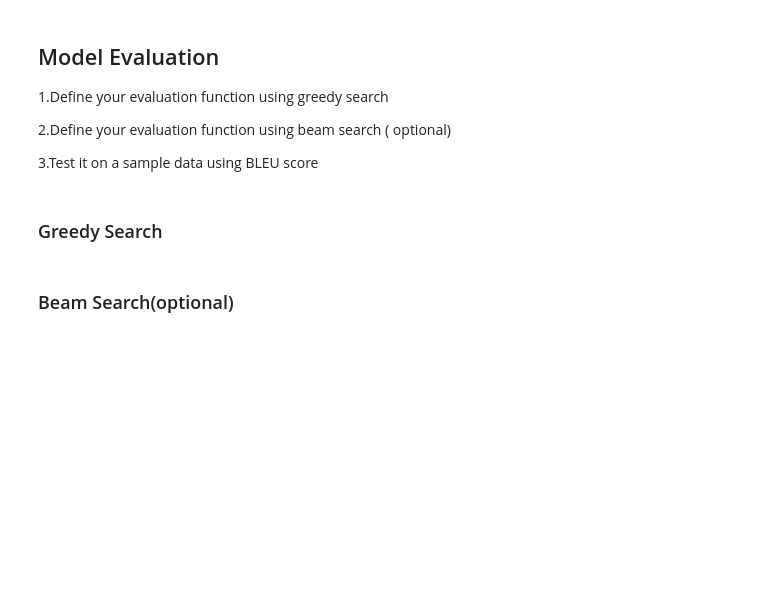
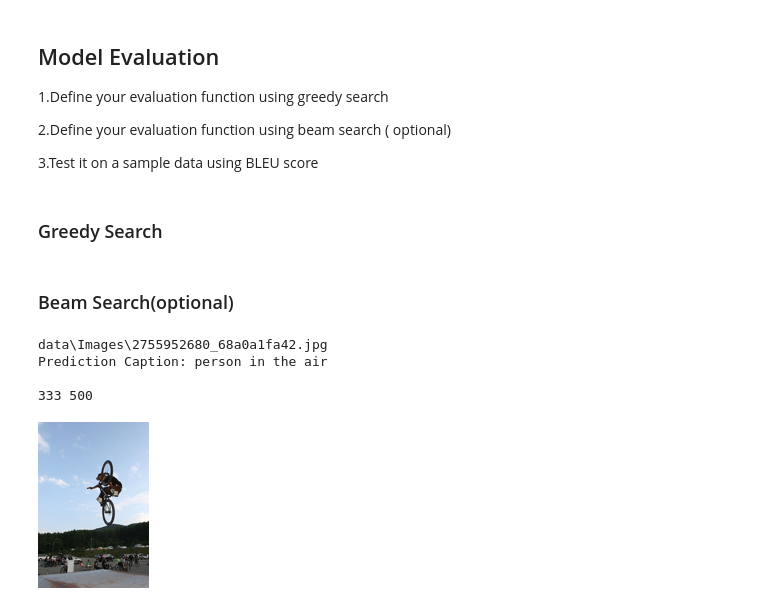
Before and after one commit to subhasisj/eye-for-blind-capstone, a Jupyter notebook: Eye_for_blind_Starter_code.ipynb, the cells around one changed output. Cells and saved outputs as stored; diff of their text form; code cells hidden in the pictures; blank space fills up the shorter version.

Commit message:
Training 5 Epochs and Prediction. :D Closes #7

```diff
--- a/Eye_for_blind_Starter_code.ipynb
+++ b/Eye_for_blind_Starter_code.ipynb
@@ -726,3 +750,40 @@ Image.open(test_image)
 # %%
 captions=beam_evaluate(test_image)
 print(captions)
+# %%
+from PIL import Image
+def Prediction_Unknown_data(test_image):
+    #Testing on test image
+    openImg = test_image
+    print(test_image)
+    #real_caption = ' '.join([tokenizer.index_word[i] for i in cap_test[rid] if i not in [0]])
+    result, attention_plot,pred_test = evaluate(test_image)
+    pred_caption=' '.join(result).rsplit(' ', 1)[0]
+
+    candidate = pred_caption.split()
+
+    print ('Prediction Caption:', pred_caption)
+    print ('')
+    #plot_attmap(result, attention_plot, test_image)
+    #plt.imshow(load_image(test_image)[0])
+
+    im = Image.open(openImg)
+    width, height = im.size
+    print(width,height)
+    div=3
+    if width > 3000:
+        div=10
+    im = im.resize((width//div, height//div))
+
+#    newsize = (200, 200)
+    #openImg = openImg.resize(200,200)
+    #return Image.open(openImg).resize(newsize)
+    return im
+# %%
+Prediction_Unknown_data(path_test[55])
+# %% [output]
+data\Images\2755952680_68a0a1fa42.jpg
+Prediction Caption: person in the air
+
+333 500
+[figure, added]
```
Also changed, not shown: parts of 6 cells of this notebook.
